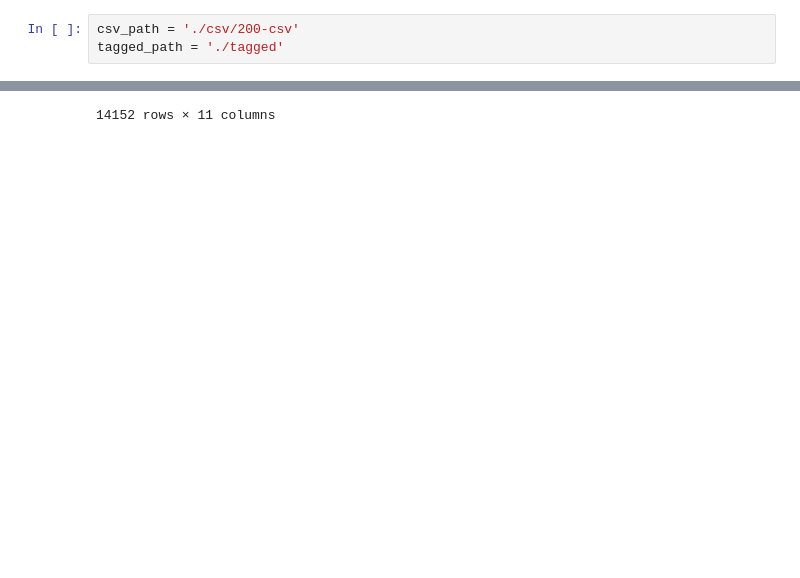
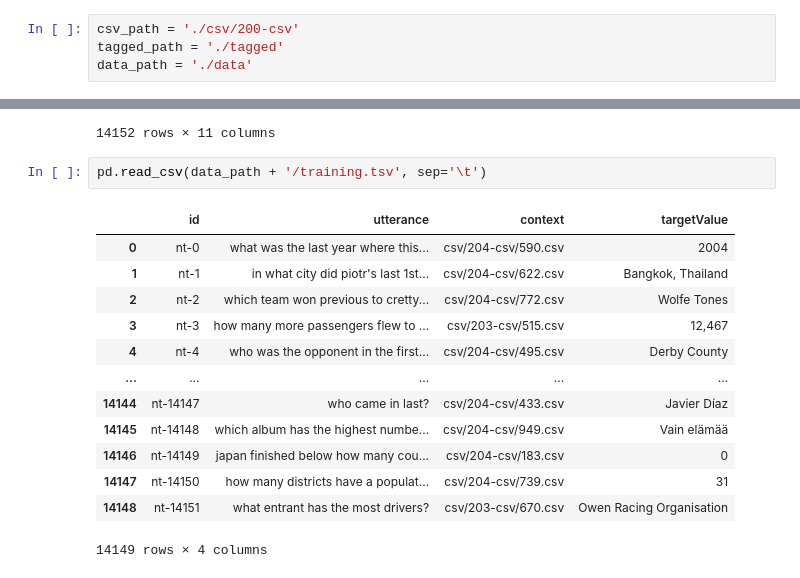
Before and after one commit to Mosakana/M2S3-REDS-Protocole-Exp, a Jupyter notebook: first_test.ipynb, the cells around one changed output, grey strips where cells are left out. Saved outputs shown, nothing was run; the diff lists cells and outputs as text; blank space fills up the shorter version.

Commit message:
add data parser and some parsed data

```diff
--- a/first_test.ipynb
+++ b/first_test.ipynb
@@ -3,6 +3,7 @@ import pandas as pd
 # %%
 csv_path = './csv/200-csv'
 tagged_path = './tagged'
+data_path = './data'
 # %%
 pd.read_csv(csv_path + '/1.csv')
 # %% [output]
@@ -55,3 +56,19 @@ pd.read_csv(tagged_path + '/data/training.tagged', sep='\t')
 | 14150 | nt-14150 | how many districts have a populat... | csv/204-csv/739.csv | 31 | how|many|districts|have|a|populat... | how|many|district|have|a|populati... | WRB|JJ|NNS|VBD-AUX|DT|NN|NN|IN|IN... | O|O|O|O|O|O|O|O|O|O|NUMBER|O | ||||||||||1000.0| | ... |
 | 14151 | nt-14151 | what entrant has the most drivers? | csv/203-csv/670.csv | Owen Racing Organisation | what|entrant|has|the|most|drivers|? | what|entrant|have|the|most|driver|? | WDT|NN|VBD-AUX|DT|RBS|NNS|. | O|O|O|O|O|O|O | |||||| | ... |
 14152 rows × 11 columns
+# %%
+pd.read_csv(data_path + '/training.tsv', sep='\t')
+# %% [output]
+|  | id | utterance | context | targetValue |
+| 0 | nt-0 | what was the last year where this... | csv/204-csv/590.csv | 2004 |
+| 1 | nt-1 | in what city did piotr's last 1st... | csv/204-csv/622.csv | Bangkok, Thailand |
+| 2 | nt-2 | which team won previous to cretty... | csv/204-csv/772.csv | Wolfe Tones |
+| 3 | nt-3 | how many more passengers flew to ... | csv/203-csv/515.csv | 12,467 |
+| 4 | nt-4 | who was the opponent in the first... | csv/204-csv/495.csv | Derby County |
+| ... | ... | ... | ... | ... |
+| 14144 | nt-14147 | who came in last? | csv/204-csv/433.csv | Javier Díaz |
+| 14145 | nt-14148 | which album has the highest numbe... | csv/204-csv/949.csv | Vain elämää |
+| 14146 | nt-14149 | japan finished below how many cou... | csv/204-csv/183.csv | 0 |
+| 14147 | nt-14150 | how many districts have a populat... | csv/204-csv/739.csv | 31 |
+| 14148 | nt-14151 | what entrant has the most drivers? | csv/203-csv/670.csv | Owen Racing Organisation |
+14149 rows × 4 columns
```
Also changed, not shown: 7 other files.
